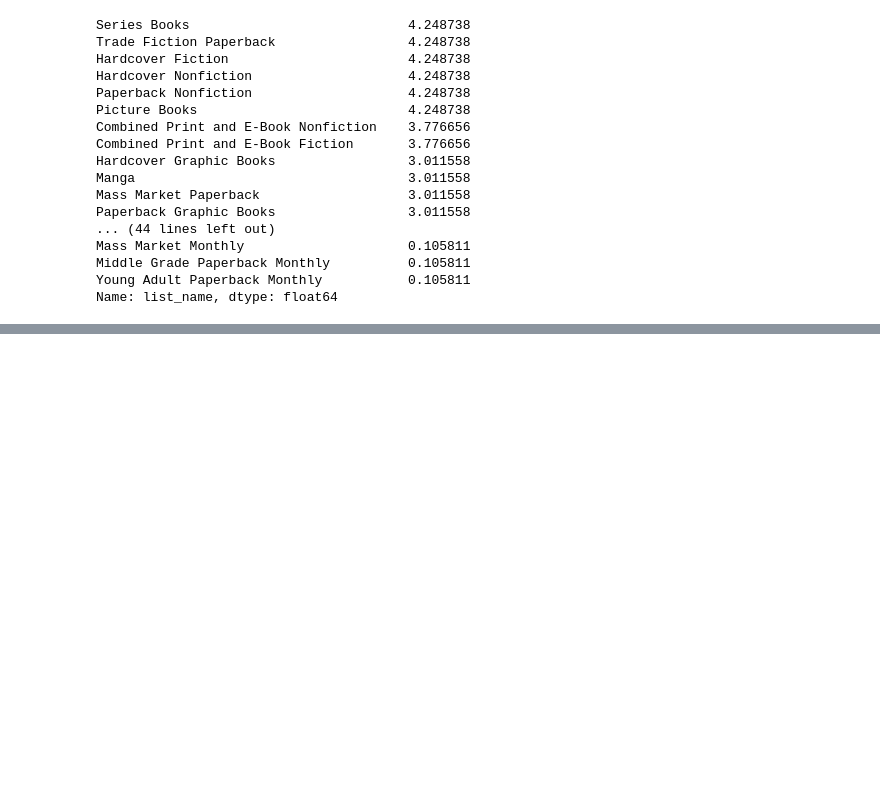
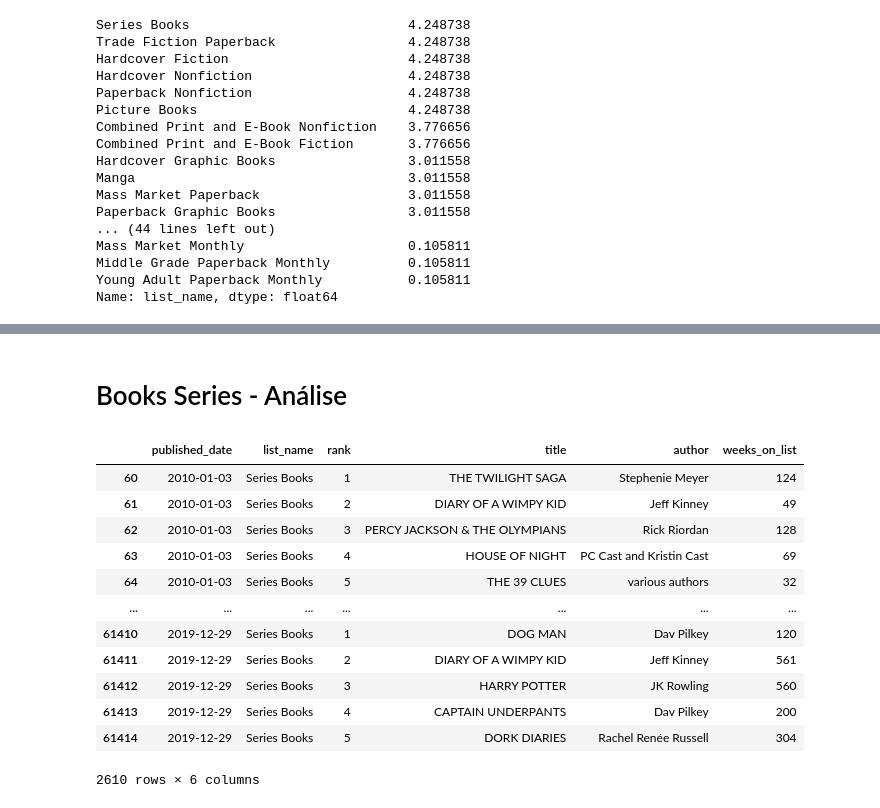
Before and after one commit to ArthurLimaMoreira/An-lise-de-dados---The-New-York-Times-Best-Sellers, a Jupyter notebook: Best Sellers 2010-2019 The New York Times.ipynb, the cells around one changed output, grey strips where cells are left out. Saved outputs shown, nothing was run; the diff lists cells and outputs as text; code cells hidden in the pictures; blank space fills up the shorter version.

```diff
--- a/Best Sellers 2010-2019 The New York Times.ipynb
+++ b/Best Sellers 2010-2019 The New York Times.ipynb
@@ -93,0 +98,25 @@ Name: list_name, dtype: float64
+# %% [markdown]
+# Books Series - Análise
+# %%
+classe_series = tabela.loc[tabela['list_name'] == 'Series Books']
+'''
+preco = classe_series['price'].value_counts()
+display(preco)
+Como a coluna price não possui valor nesta categoria, pode ser deletada
+'''
+classe_series = classe_series.drop('price', axis = 1)
+display(classe_series)
+# %% [output]
+|  | published_date | list_name | rank | title | author | weeks_on_list |
+| 60 | 2010-01-03 | Series Books | 1 | THE TWILIGHT SAGA | Stephenie Meyer | 124 |
+| 61 | 2010-01-03 | Series Books | 2 | DIARY OF A WIMPY KID | Jeff Kinney | 49 |
+| 62 | 2010-01-03 | Series Books | 3 | PERCY JACKSON & THE OLYMPIANS | Rick Riordan | 128 |
+| 63 | 2010-01-03 | Series Books | 4 | HOUSE OF NIGHT | PC Cast and Kristin Cast | 69 |
+| 64 | 2010-01-03 | Series Books | 5 | THE 39 CLUES | various authors | 32 |
+| ... | ... | ... | ... | ... | ... | ... |
+| 61410 | 2019-12-29 | Series Books | 1 | DOG MAN | Dav Pilkey | 120 |
+| 61411 | 2019-12-29 | Series Books | 2 | DIARY OF A WIMPY KID | Jeff Kinney | 561 |
+| 61412 | 2019-12-29 | Series Books | 3 | HARRY POTTER | JK Rowling | 560 |
+| 61413 | 2019-12-29 | Series Books | 4 | CAPTAIN UNDERPANTS | Dav Pilkey | 200 |
+| 61414 | 2019-12-29 | Series Books | 5 | DORK DIARIES | Rachel Renée Russell | 304 |
+2610 rows × 6 columns
```
Also changed, not shown: parts of 4 cells of this notebook.
